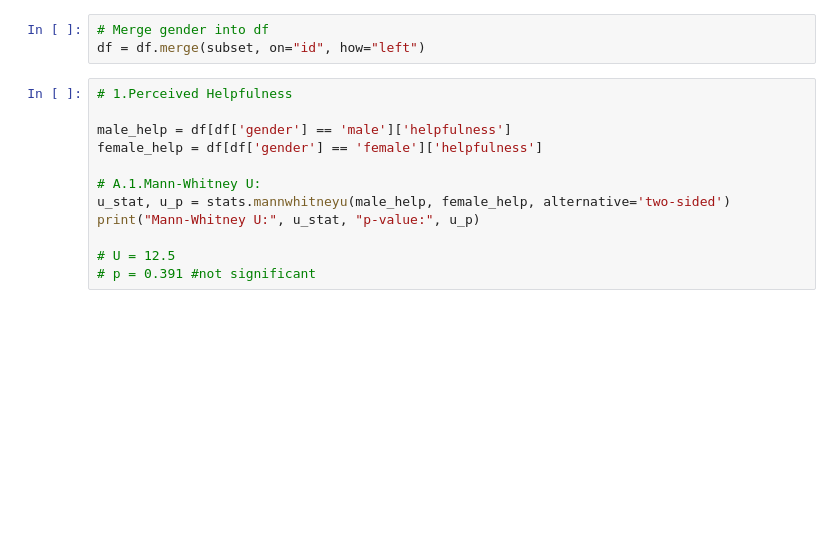
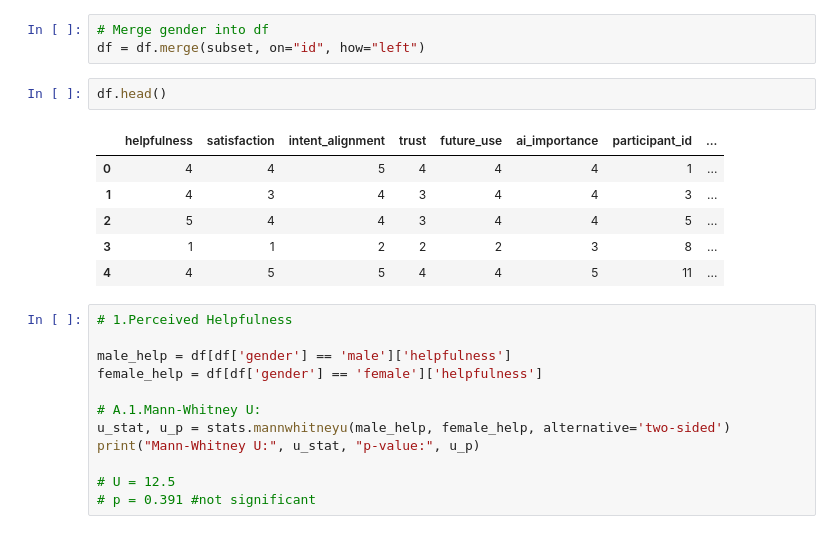
Before and after one commit to AlizaRK/hmi-ai-prompting, a Jupyter notebook: data-analysis/qualitative_analysis.ipynb, the cells around one changed output. Drawn from its saved outputs; the diff is of its cells as text; blank space fills up the shorter version.

```diff
--- a/data-analysis/qualitative_analysis.ipynb
+++ b/data-analysis/qualitative_analysis.ipynb
@@ -37,6 +37,15 @@ print(subset.to_string(index=False))
 # %%
 # Merge gender into df
 df = df.merge(subset, on="id", how="left")
+# %%
+df.head()
+# %% [output]
+|  | helpfulness | satisfaction | intent_alignment | trust | future_use | ai_importance | participant_id | ... |
+| 0 | 4 | 4 | 5 | 4 | 4 | 4 | 1 | ... |
+| 1 | 4 | 3 | 4 | 3 | 4 | 4 | 3 | ... |
+| 2 | 5 | 4 | 4 | 3 | 4 | 4 | 5 | ... |
+| 3 | 1 | 1 | 2 | 2 | 2 | 3 | 8 | ... |
+| 4 | 4 | 5 | 5 | 4 | 4 | 5 | 11 | ... |
 # %%
 # 1.Perceived Helpfulness
 
```
Also changed, not shown: parts of 3 cells of this notebook, 2 other files.
